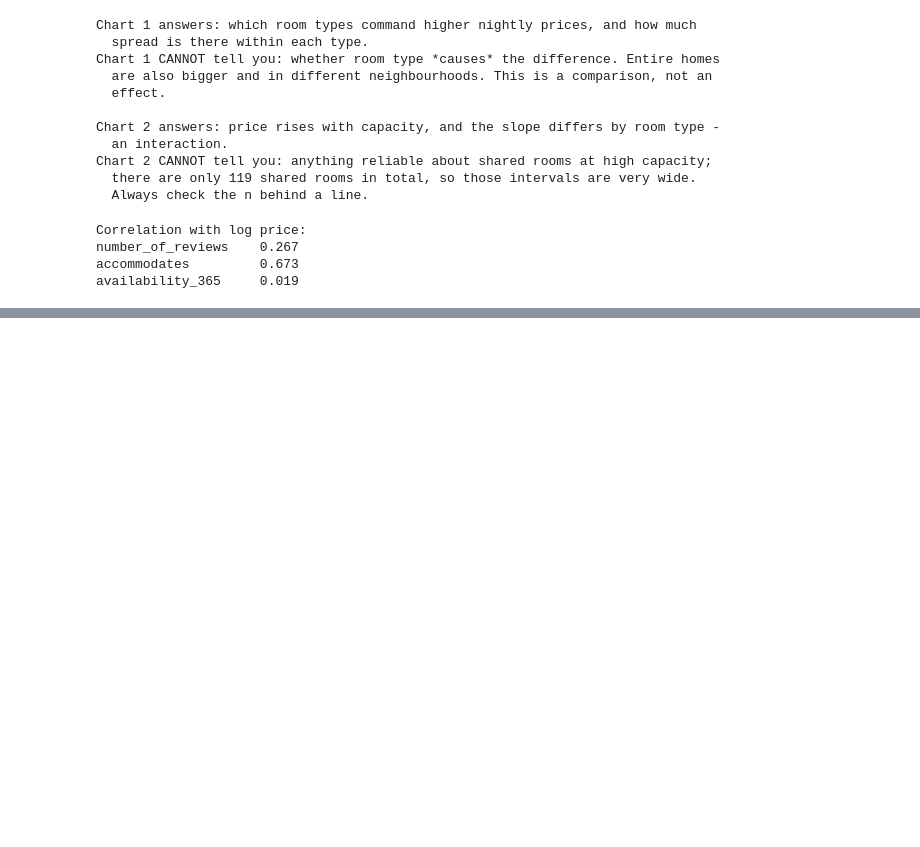
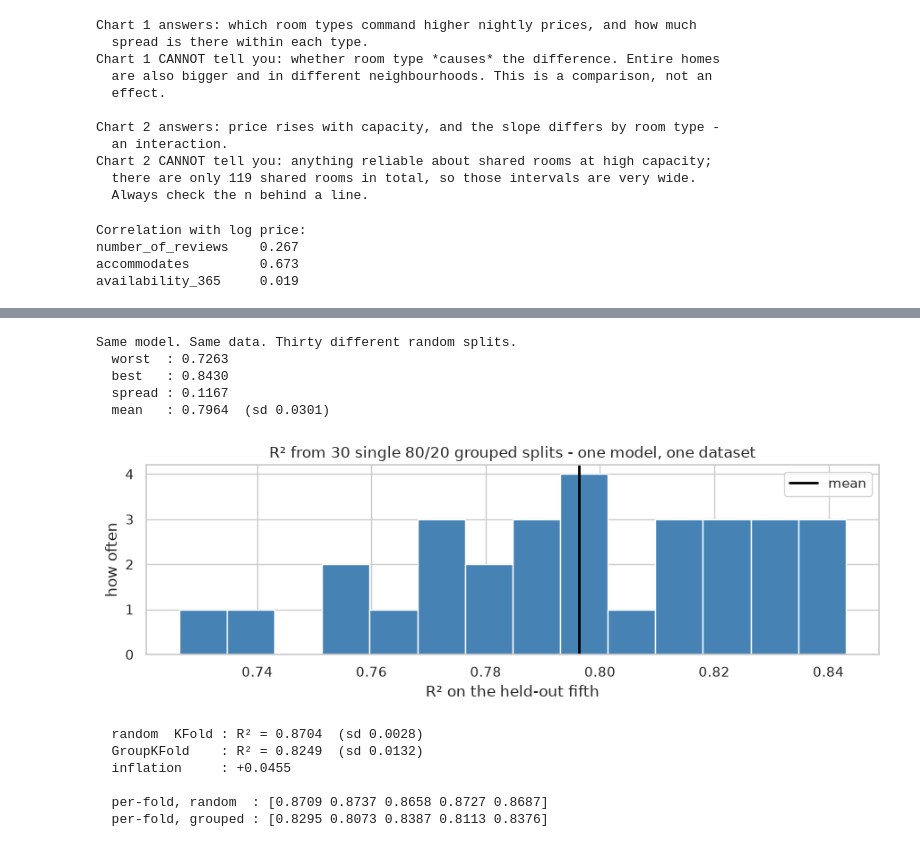
Before and after one commit to Mantasarr/DS-ML-DL-Course-Masters1-MIAS, a Jupyter notebook: notebooks/Sessions.ipynb, the cells around one changed output, grey strips where cells are left out. Cells and saved outputs as stored; diff of their text form; code cells hidden in the pictures; blank space fills up the shorter version.

```diff
--- a/notebooks/Sessions.ipynb
+++ b/notebooks/Sessions.ipynb
@@ -2382,0 +2666,41 @@ print(f"\ndistinct scores  - tree: {len(np.unique(np.round(score_unlicensed, 6))
+# %%
+# Thirty honest experiments. Nothing varies except the random seed that decides who
+# lands in the held-out fifth, so the spread below is pure luck of the draw.
+single_split_scores = []
+for seed in range(30):
+    # random_state=seed is the only thing changing in this loop.
+    tr, te = next(GroupShuffleSplit(n_splits=1, test_size=0.2, random_state=seed)
+                  .split(work, y, groups=groups))
+    # A fresh pipeline each iteration, so no state carries between splits.
+    model = Pipeline([("prep", make_preprocessor()), ("model", Ridge())])
+    model.fit(work.iloc[tr][NUMERIC + CATEGORICAL], y.iloc[tr])
+    # .score() on a regressor returns R² on the data you hand it.
+    single_split_scores.append(
+        model.score(work.iloc[te][NUMERIC + CATEGORICAL], y.iloc[te]))
+
+single_split_scores = np.array(single_split_scores)
+print("Same model. Same data. Thirty different random splits.")
+# The gap between these two numbers is the size of the result you could report by
+# choosing your seed. Any "improvement" smaller than this spread is not evidence.
+print(f"  worst  : {single_split_scores.min():.4f}")
+print(f"  best   : {single_split_scores.max():.4f}")
+print(f"  spread : {single_split_scores.max() - single_split_scores.min():.4f}")
+print(f"  mean   : {single_split_scores.mean():.4f}  (sd {single_split_scores.std():.4f})")
+
+fig, ax = plt.subplots(figsize=(9, 3.2))
+# The histogram is the argument. A single split reports one draw from this
+# distribution, and reports it as though it were the truth.
+ax.hist(single_split_scores, bins=14, color="steelblue", edgecolor="white")
+ax.axvline(single_split_scores.mean(), color="black", lw=2, label="mean")
+ax.set(title="R² from 30 single 80/20 grouped splits - one model, one dataset",
+       xlabel="R² on the held-out fifth", ylabel="how often")
+ax.legend()
+plt.tight_layout()
+plt.show()
+# %% [output]
+Same model. Same data. Thirty different random splits.
+  worst  : 0.7263
+  best   : 0.8430
+  spread : 0.1167
+  mean   : 0.7964  (sd 0.0301)
+[figure, added]
@@ -2382,0 +2711,30 @@ print(f"\ndistinct scores  - tree: {len(np.unique(np.round(score_unlicensed, 6))
+# %%
+# What grouping is worth, measured. One model, one dataset, two ways of building
+# folds, and the difference between them is the size of the lie a random split tells.
+pipe_gb = Pipeline([("prep", make_preprocessor()),
+                    ("model", HistGradientBoostingRegressor(random_state=SEED))])
+
+# Plain KFold ignores host entirely, so a host's listings land on both sides of each
+# fold boundary and the model can recognise its neighbours rather than generalise.
+random_kf = cross_val_score(pipe_gb, work[NUMERIC + CATEGORICAL], y,
+                            cv=KFold(5, shuffle=True, random_state=SEED), scoring="r2")
+# GroupKFold keeps every host whole, so each fold is a genuinely unseen set of hosts.
+grouped_kf = cross_val_score(pipe_gb, work[NUMERIC + CATEGORICAL], y,
+                             cv=GroupKFold(5), groups=groups, scoring="r2")
+
+print(f"  random  KFold : R² = {random_kf.mean():.4f}  (sd {random_kf.std():.4f})")
+print(f"  GroupKFold    : R² = {grouped_kf.mean():.4f}  (sd {grouped_kf.std():.4f})")
+# This gap is free score, and it is not real. Nobody would ever detect it from the
+# random-KFold numbers alone, which look perfectly respectable on their own.
+print(f"  inflation     : {random_kf.mean() - grouped_kf.mean():+.4f}")
+# The grouped folds are also more variable, and that is honest rather than worse:
+# hosts differ, so folds of different hosts genuinely differ.
+print(f"\n  per-fold, random  : {np.round(random_kf, 4)}")
+print(f"  per-fold, grouped : {np.round(grouped_kf, 4)}")
+# %% [output]
+  random  KFold : R² = 0.8704  (sd 0.0028)
+  GroupKFold    : R² = 0.8249  (sd 0.0132)
+  inflation     : +0.0455
+
+  per-fold, random  : [0.8709 0.8737 0.8658 0.8727 0.8687]
+  per-fold, grouped : [0.8295 0.8073 0.8387 0.8113 0.8376]
```
Also changed, not shown: parts of 38 cells of this notebook, 1 other file.
